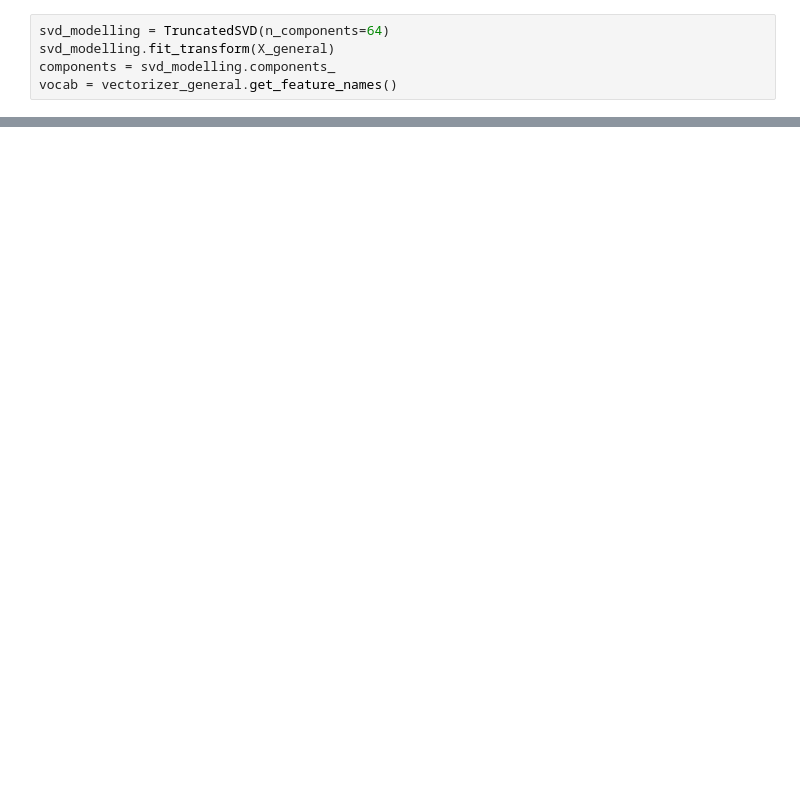
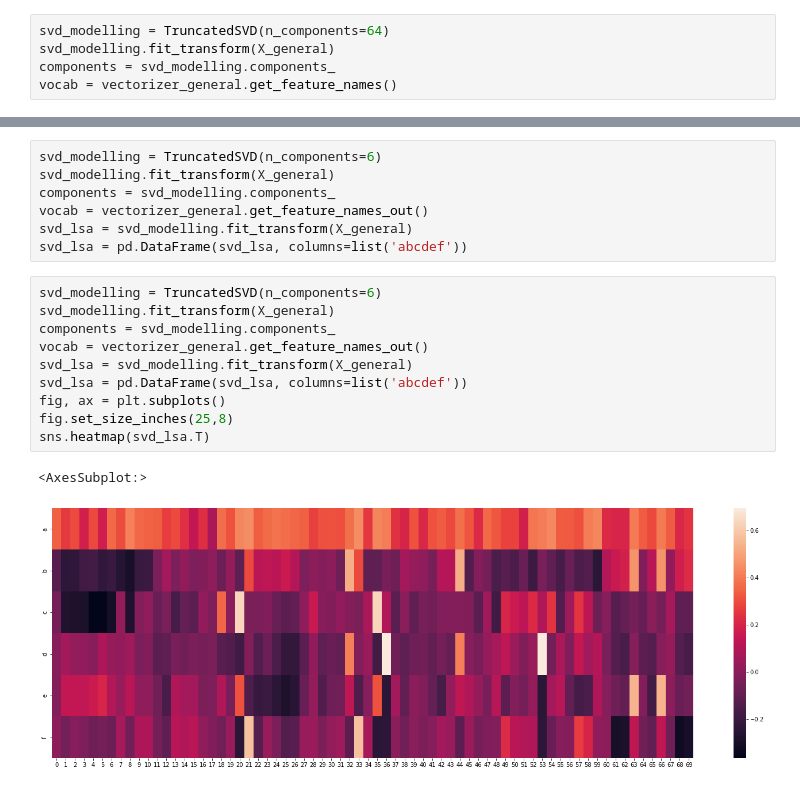
Before and after one commit to IvanKotik/Word-cloud-Search-engine-optimisation-, a Jupyter notebook: Visualizations.ipynb, the cells around one changed output, grey strips where cells are left out. Cells and saved outputs as stored; diff of their text form; blank space fills up the shorter version.

```diff
--- a/Visualizations.ipynb
+++ b/Visualizations.ipynb
@@ -256,0 +359,20 @@ for i in range(10):
+# %%
+svd_modelling = TruncatedSVD(n_components=6)
+svd_modelling.fit_transform(X_general)
+components = svd_modelling.components_
+vocab = vectorizer_general.get_feature_names_out()
+svd_lsa = svd_modelling.fit_transform(X_general)
+svd_lsa = pd.DataFrame(svd_lsa, columns=list('abcdef'))
+# %%
+svd_modelling = TruncatedSVD(n_components=6)
+svd_modelling.fit_transform(X_general)
+components = svd_modelling.components_
+vocab = vectorizer_general.get_feature_names_out()
+svd_lsa = svd_modelling.fit_transform(X_general)
+svd_lsa = pd.DataFrame(svd_lsa, columns=list('abcdef'))
+fig, ax = plt.subplots()
+fig.set_size_inches(25,8)
+sns.heatmap(svd_lsa.T)
+# %% [output]
+<AxesSubplot:>
+[figure, added]
```
Also changed, not shown: parts of 18 cells of this notebook, 2 other files.
